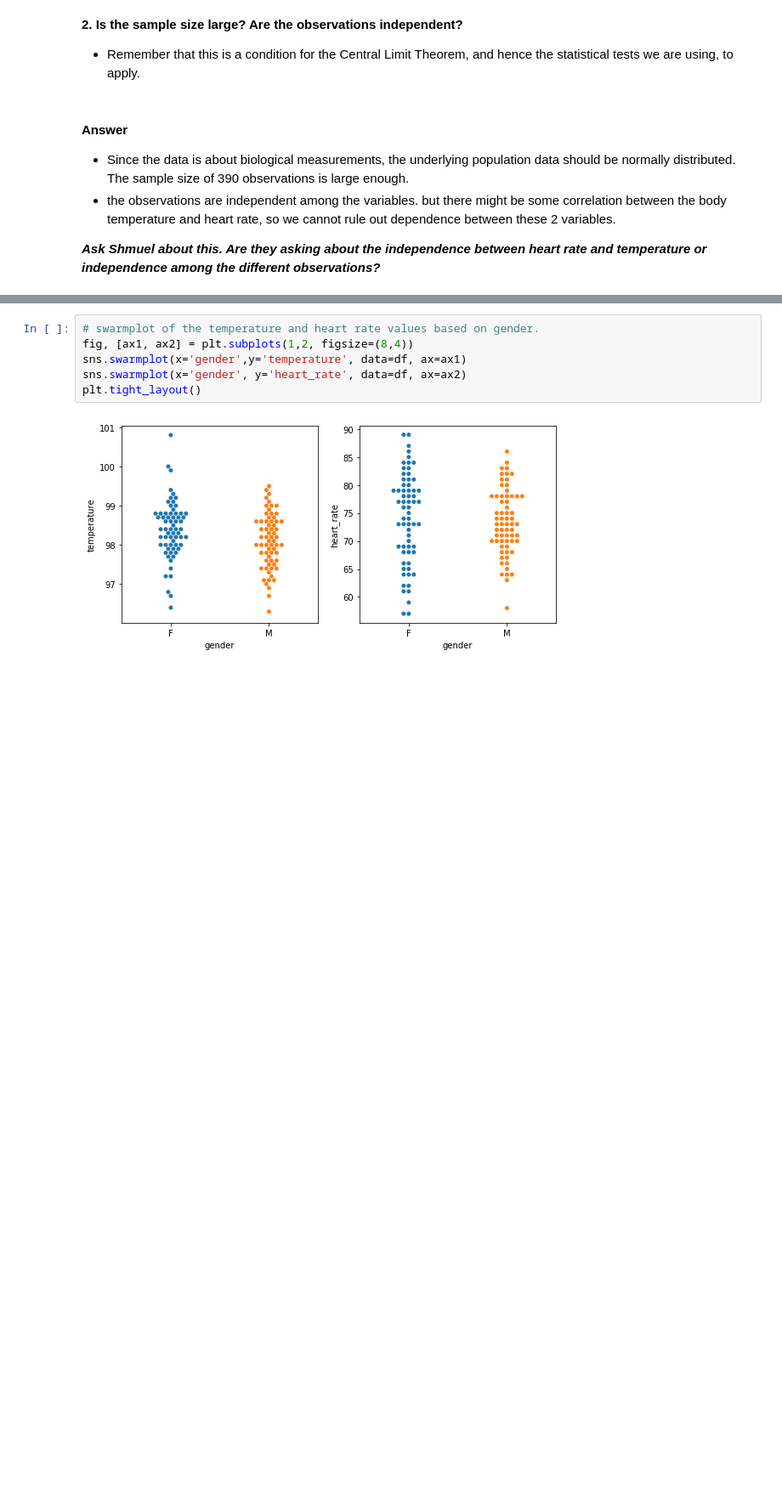
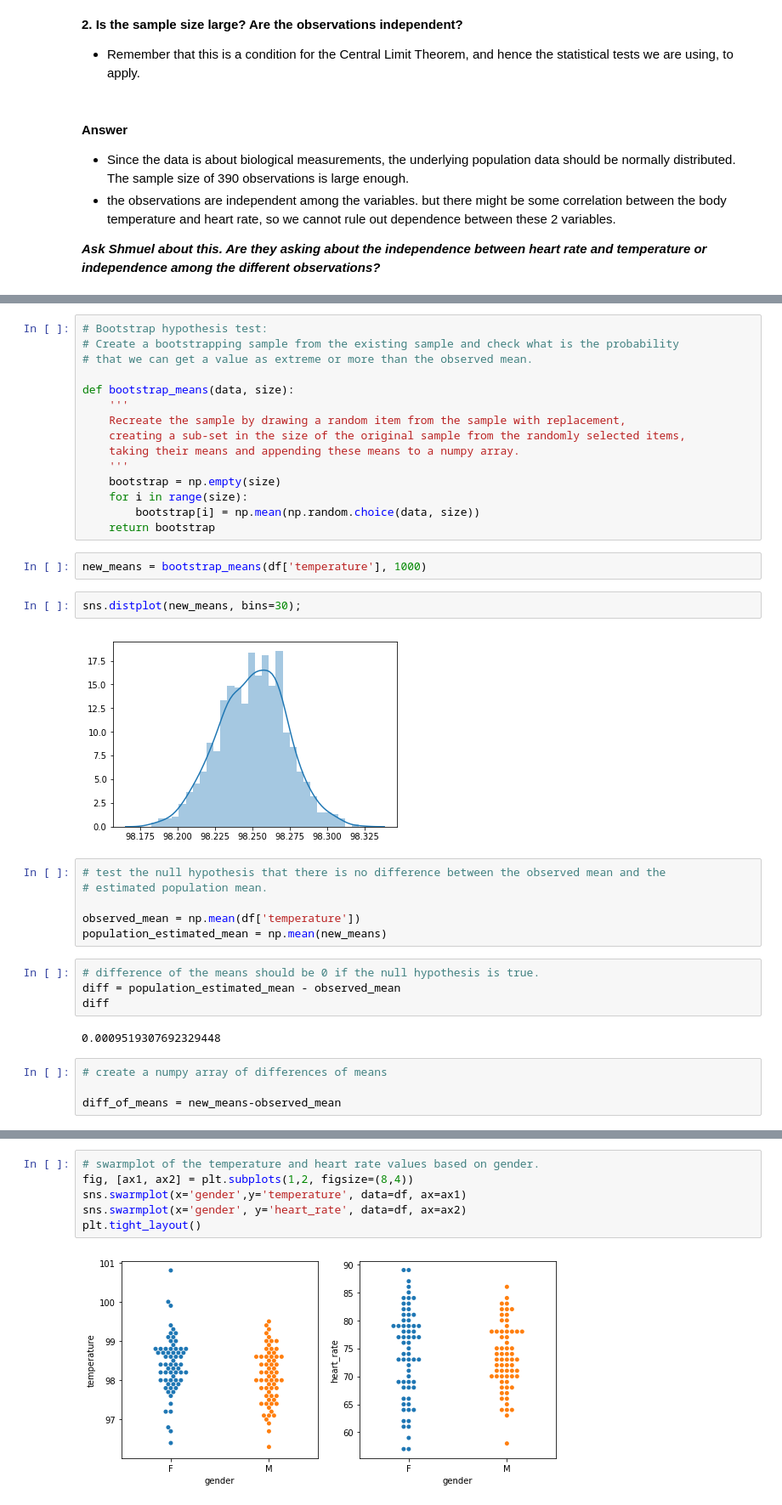
Before and after one commit to anoushavan/Exercises, a Jupyter notebook: EDA_human_temperature/sliderule_dsi_inferential_statistics_exercise_1.ipynb, the cells around one changed output, grey strips where cells are left out. Shown: that part at 85% size. Saved outputs shown, nothing was run; the diff lists cells and outputs as text; blank space fills up the shorter version.

```diff
--- a/EDA_human_temperature/sliderule_dsi_inferential_statistics_exercise_1.ipynb
+++ b/EDA_human_temperature/sliderule_dsi_inferential_statistics_exercise_1.ipynb
@@ -161,0 +180,37 @@ Data seem approximately normally distributed. However, both body temperature and
+# %%
+# Bootstrap hypothesis test:
+# Create a bootstrapping sample from the existing sample and check what is the probability
+# that we can get a value as extreme or more than the observed mean.
+
+def bootstrap_means(data, size):
+    '''
+    Recreate the sample by drawing a random item from the sample with replacement,
+    creating a sub-set in the size of the original sample from the randomly selected items,
+    taking their means and appending these means to a numpy array.
+    '''
+    bootstrap = np.empty(size)
+    for i in range(size):
+        bootstrap[i] = np.mean(np.random.choice(data, size))
+    return bootstrap
+# %%
+new_means = bootstrap_means(df['temperature'], 1000)
+# %%
+sns.distplot(new_means, bins=30);
+# %% [output]
+[figure, added]
+# %%
+# test the null hypothesis that there is no difference between the observed mean and the
+# estimated population mean.
+
+observed_mean = np.mean(df['temperature'])
+population_estimated_mean = np.mean(new_means)
+# %%
+# difference of the means should be 0 if the null hypothesis is true.
+diff = population_estimated_mean - observed_mean
+diff
+# %% [output]
+0.0009519307692329448
+# %%
+# create a numpy array of differences of means
+
+diff_of_means = new_means-observed_mean
```
Also changed, not shown: parts of 15 cells of this notebook.
